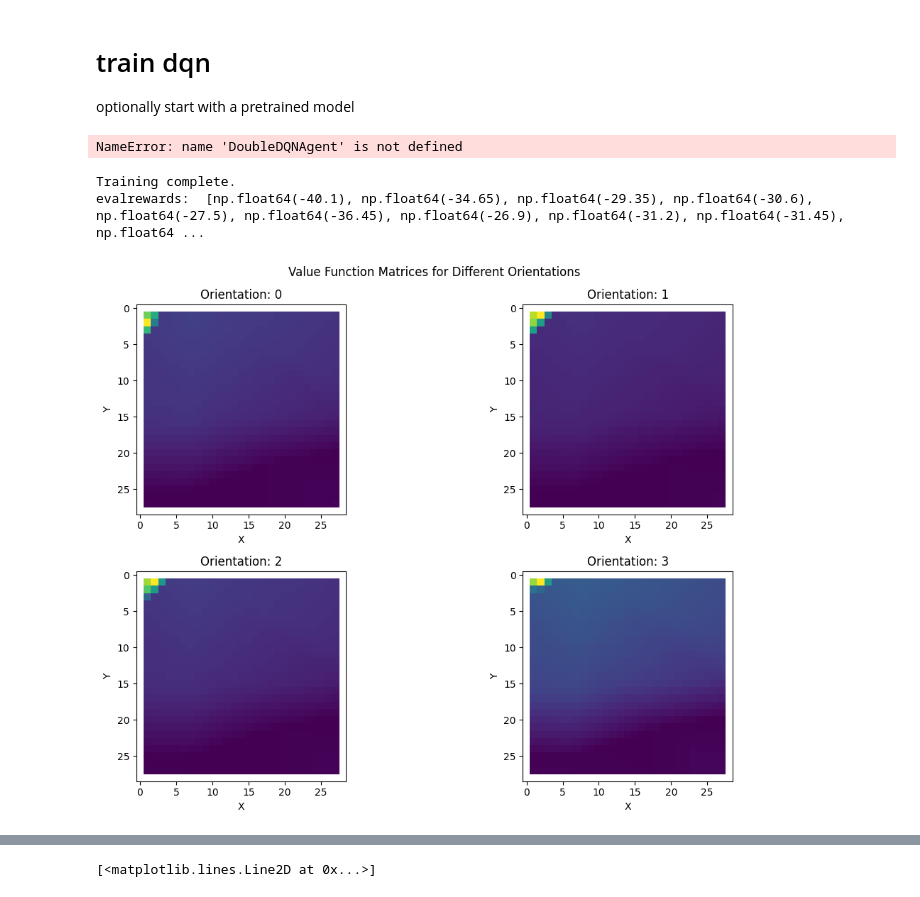
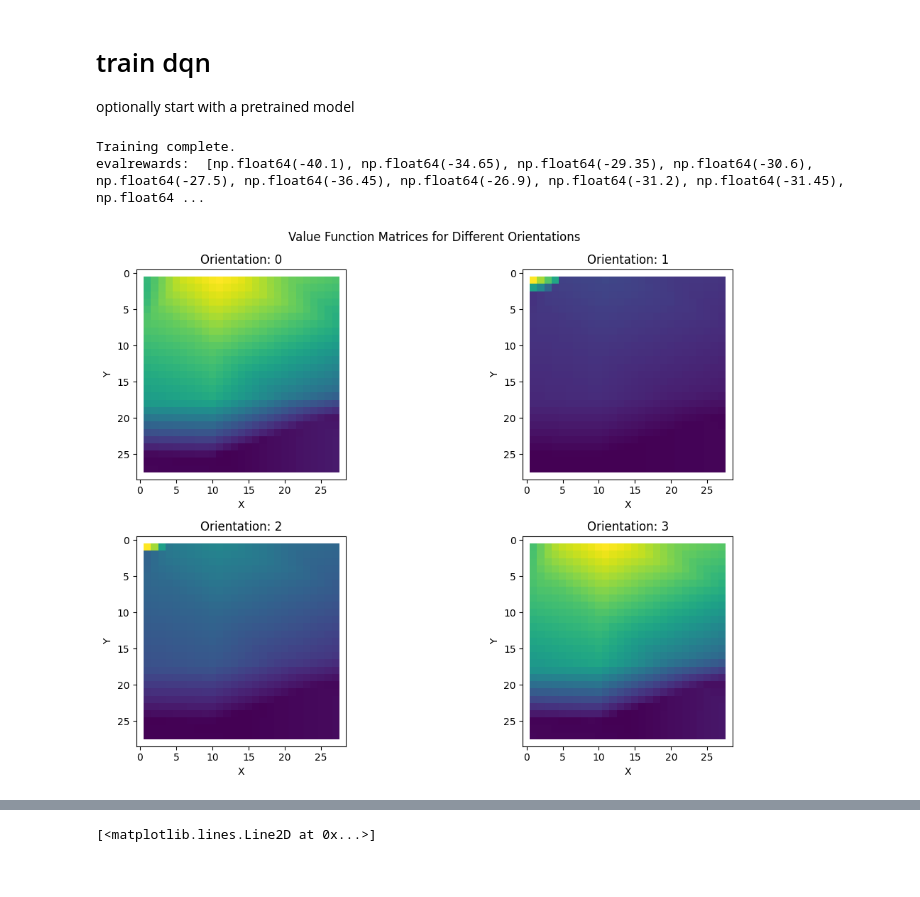
Before and after one commit to flaccagora/RoboSurgery, a Jupyter notebook: src/MPD_train.ipynb, the cells around one changed output, grey strips where cells are left out. Drawn from its saved outputs; the diff is of its cells as text; code cells hidden in the pictures.

```diff
--- a/src/MPD_train.ipynb
+++ b/src/MPD_train.ipynb
@@ -69,7 +69,7 @@ Q = np.load(f"agents/tabularQ_maze_{N}_10deformations.npy")
 state_value = np.max(Q,axis=1)
 # %%
 # fix orientation and deformation
-deformation = (1, 1)
+deformation = (2, 7)
 
 fig, axes = plt.subplots(2, 2, figsize=(12, 8))
 axes = axes.flatten()
@@ -295,7 +305,6 @@ def evaluate_agent_training(env : GridEnvDeform, agent : DoubleDQNAgent, num_epi
 state_dim = 5
 action_dim = 4
 
-agent = DoubleDQNAgent(state_dim, action_dim, lr = 0.01, batch_size=64,target_update_freq=100, wandb=True)
+agent = DoubleDQNAgent(state_dim, action_dim, lr = 0.01, batch_size=64,target_update_freq=100, wandb=False)
+agent.load("agents/double_dqn_maze_2_10deformations.pt")
-# %% [output]
-NameError: name 'DoubleDQNAgent' is not defined
 # %%
@@ -359,25 +365,25 @@ for s in range(lenS):
 # %%
 
 # fix orientation and deformation
-deformation = (1, 1)
+deformation = (2, 1)
 
 fig, axes = plt.subplots(2, 2, figsize=(12, 8))
 axes = axes.flatten()
 
 for orientation in range(4):
     Value_matrix_plot = np.zeros(env.maze.shape) - np.inf
     for s, state in enumerate(states):
         if state[1] == deformation and state[0][2] == orientation:
             Value_matrix_plot[state[0][0], state[0][1]] = state_value[s]
 
     ax = axes[orientation]
     ax.imshow(Value_matrix_plot)
     ax.set_title(f"Orientation: {orientation}")
     ax.set_xlabel("X")
     ax.set_ylabel("Y")
 
 plt.suptitle("Value Function Matrices for Different Orientations")
 plt.tight_layout()
 plt.show()
 # %% [output]
-[figure, old version]
+[figure, new version]
```
Also changed, not shown: parts of 10 cells of this notebook, 8 other files.
